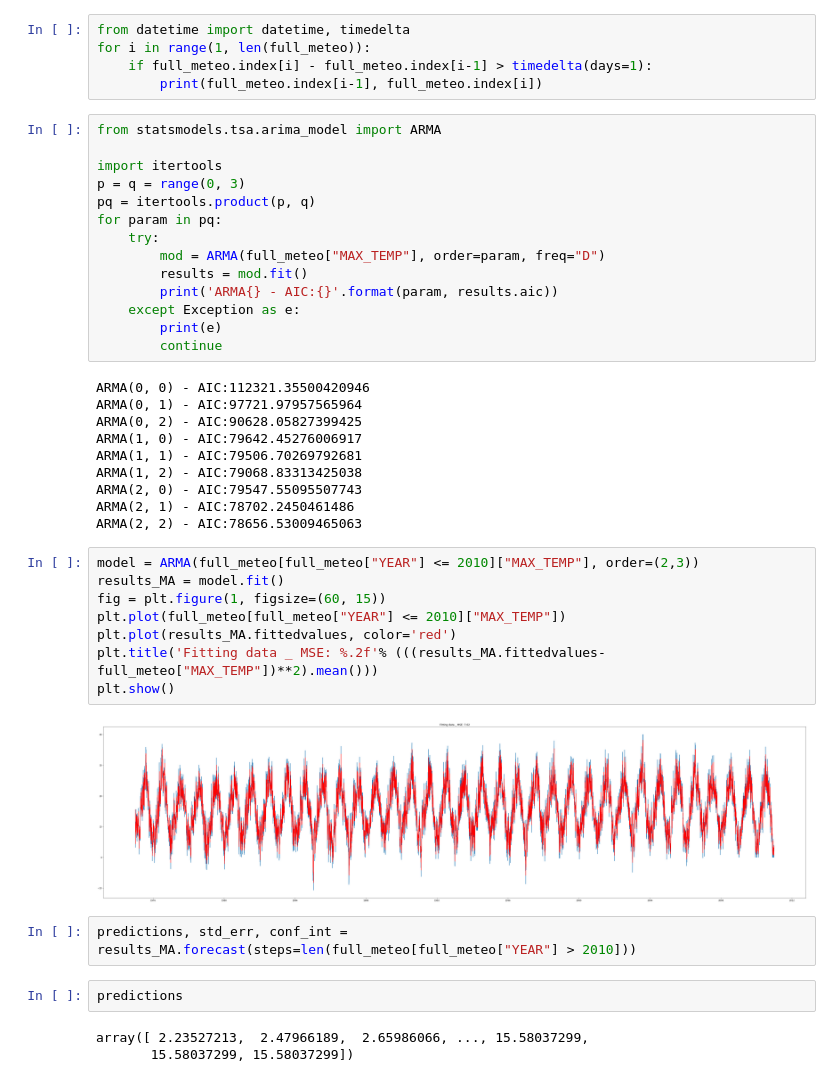
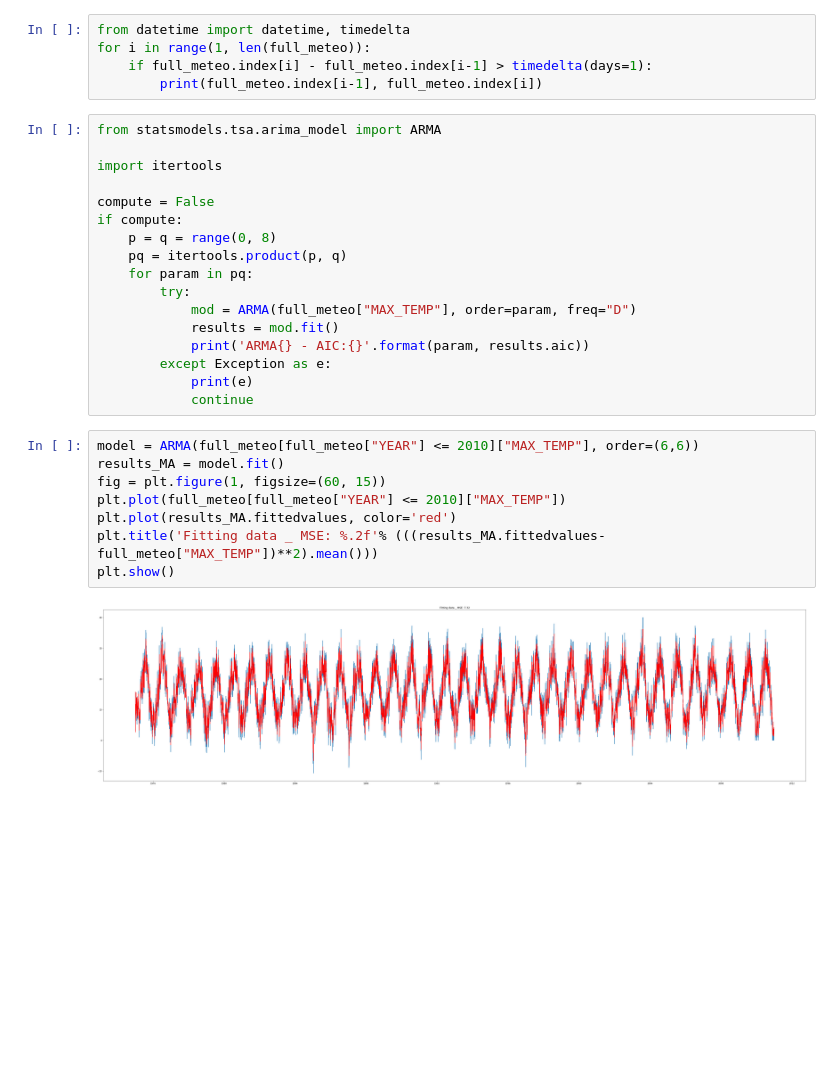
Before and after one commit to VincentVillet/temperatures-predictions, a Jupyter notebook: ARIMA_meteo.ipynb, the cells around one changed output. Drawn from its saved outputs; the diff is of its cells as text; blank space fills up the shorter version.

```diff
--- a/ARIMA_meteo.ipynb
+++ b/ARIMA_meteo.ipynb
@@ -74,40 +74,26 @@ for i in range(1, len(full_meteo)):
 from statsmodels.tsa.arima_model import ARMA
 
 import itertools
-p = q = range(0, 3)
-pq = itertools.product(p, q)
-for param in pq:
-    try:
-        mod = ARMA(full_meteo["MAX_TEMP"], order=param, freq="D")
-        results = mod.fit()
-        print('ARMA{} - AIC:{}'.format(param, results.aic))
-    except Exception as e:
-        print(e)
-        continue
+
+compute = False
+if compute:
+    p = q = range(0, 8)
+    pq = itertools.product(p, q)
+    for param in pq:
+        try:
+            mod = ARMA(full_meteo["MAX_TEMP"], order=param, freq="D")
+            results = mod.fit()
+            print('ARMA{} - AIC:{}'.format(param, results.aic))
+        except Exception as e:
+            print(e)
+            continue
-# %% [output]
-ARMA(0, 0) - AIC:112321.35500420946
-ARMA(0, 1) - AIC:97721.97957565964
-ARMA(0, 2) - AIC:90628.05827399425
-ARMA(1, 0) - AIC:79642.45276006917
-ARMA(1, 1) - AIC:79506.70269792681
-ARMA(1, 2) - AIC:79068.83313425038
-ARMA(2, 0) - AIC:79547.55095507743
-ARMA(2, 1) - AIC:78702.2450461486
-ARMA(2, 2) - AIC:78656.53009465063
 # %%
-model = ARMA(full_meteo[full_meteo["YEAR"] <= 2010]["MAX_TEMP"], order=(2,3))
+model = ARMA(full_meteo[full_meteo["YEAR"] <= 2010]["MAX_TEMP"], order=(6,6))
 results_MA = model.fit()
 fig = plt.figure(1, figsize=(60, 15))
 plt.plot(full_meteo[full_meteo["YEAR"] <= 2010]["MAX_TEMP"])
 plt.plot(results_MA.fittedvalues, color='red')
 plt.title('Fitting data _ MSE: %.2f'% (((results_MA.fittedvalues-full_meteo["MAX_TEMP"])**2).mean()))
 plt.show()
 # %% [output]
-[figure, old version]
+[figure, new version]
-# %%
-predictions, std_err, conf_int = results_MA.forecast(steps=len(full_meteo[full_meteo["YEAR"] > 2010]))
-# %%
-predictions
-# %% [output]
-array([ 2.23527213,  2.47966189,  2.65986066, ..., 15.58037299,
-       15.58037299, 15.58037299])
```
Also changed, not shown: parts of 4 cells of this notebook, 1 other file.
